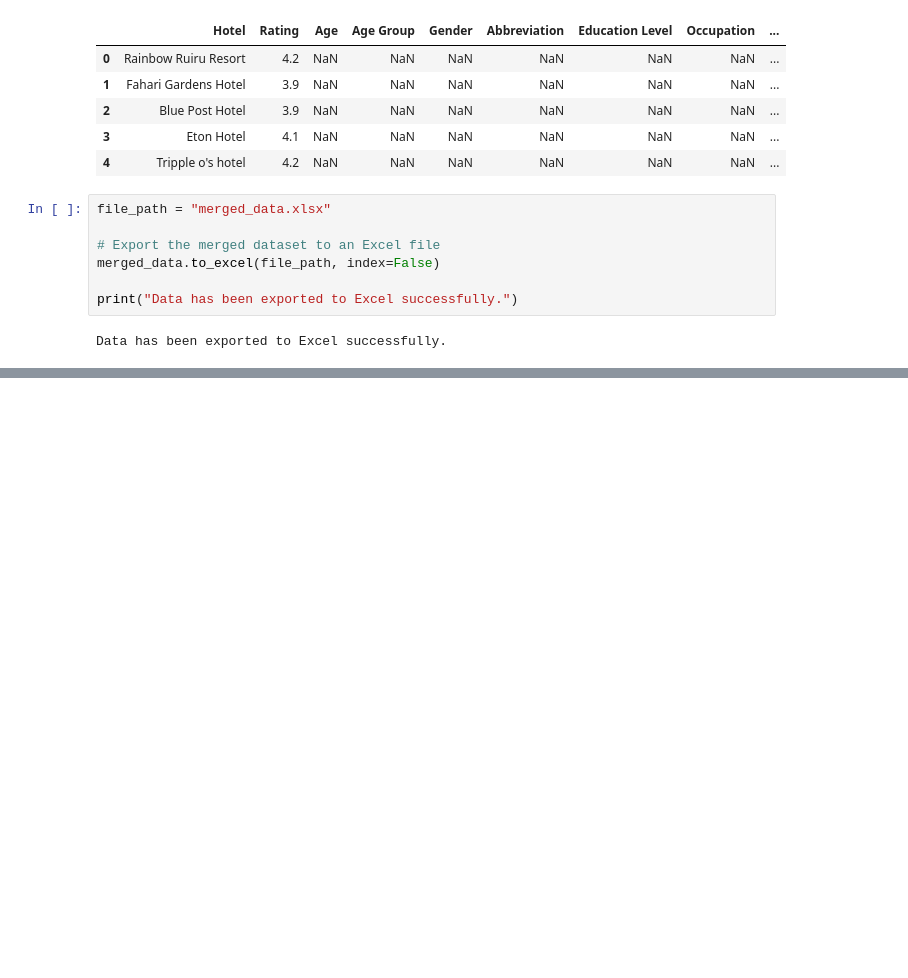
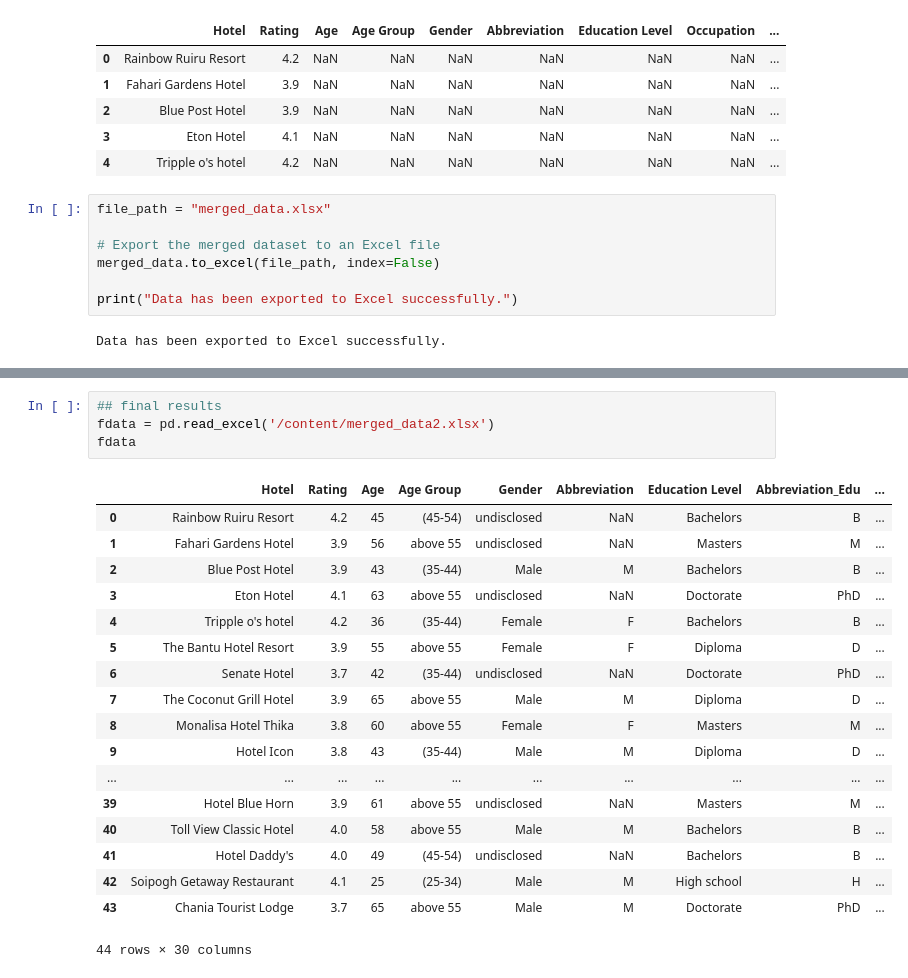
Before and after one commit to Desmondonam/data_bank, a Jupyter notebook: Hotel_data.ipynb, the cells around one changed output, grey strips where cells are left out. Saved outputs shown, nothing was run; the diff lists cells and outputs as text; blank space fills up the shorter version.

```diff
--- a/Hotel_data.ipynb
+++ b/Hotel_data.ipynb
@@ -433,0 +849,23 @@ Data has been exported to Excel successfully.
+# %%
+## final results
+fdata = pd.read_excel('/content/merged_data2.xlsx')
+fdata
+# %% [output]
+|  | Hotel | Rating | Age | Age Group | Gender | Abbreviation | Education Level | Abbreviation_Edu | ... |
+| 0 | Rainbow Ruiru Resort | 4.2 | 45 | (45-54) | undisclosed | NaN | Bachelors | B | ... |
+| 1 | Fahari Gardens Hotel | 3.9 | 56 | above 55 | undisclosed | NaN | Masters | M | ... |
+| 2 | Blue Post Hotel | 3.9 | 43 | (35-44) | Male | M | Bachelors | B | ... |
+| 3 | Eton Hotel | 4.1 | 63 | above 55 | undisclosed | NaN | Doctorate | PhD | ... |
+| 4 | Tripple o's hotel | 4.2 | 36 | (35-44) | Female | F | Bachelors | B | ... |
+| 5 | The Bantu Hotel Resort | 3.9 | 55 | above 55 | Female | F | Diploma | D | ... |
+| 6 | Senate Hotel | 3.7 | 42 | (35-44) | undisclosed | NaN | Doctorate | PhD | ... |
+| 7 | The Coconut Grill Hotel | 3.9 | 65 | above 55 | Male | M | Diploma | D | ... |
+| 8 | Monalisa Hotel Thika | 3.8 | 60 | above 55 | Female | F | Masters | M | ... |
+| 9 | Hotel Icon | 3.8 | 43 | (35-44) | Male | M | Diploma | D | ... |
+| ... | ... | ... | ... | ... | ... | ... | ... | ... | ... |
+| 39 | Hotel Blue Horn | 3.9 | 61 | above 55 | undisclosed | NaN | Masters | M | ... |
+| 40 | Toll View Classic Hotel | 4.0 | 58 | above 55 | Male | M | Bachelors | B | ... |
+| 41 | Hotel Daddy's | 4.0 | 49 | (45-54) | undisclosed | NaN | Bachelors | B | ... |
+| 42 | Soipogh Getaway Restaurant | 4.1 | 25 | (25-34) | Male | M | High school | H | ... |
+| 43 | Chania Tourist Lodge | 3.7 | 65 | above 55 | Male | M | Doctorate | PhD | ... |
+44 rows × 30 columns
```
Also changed, not shown: parts of 35 cells of this notebook.
